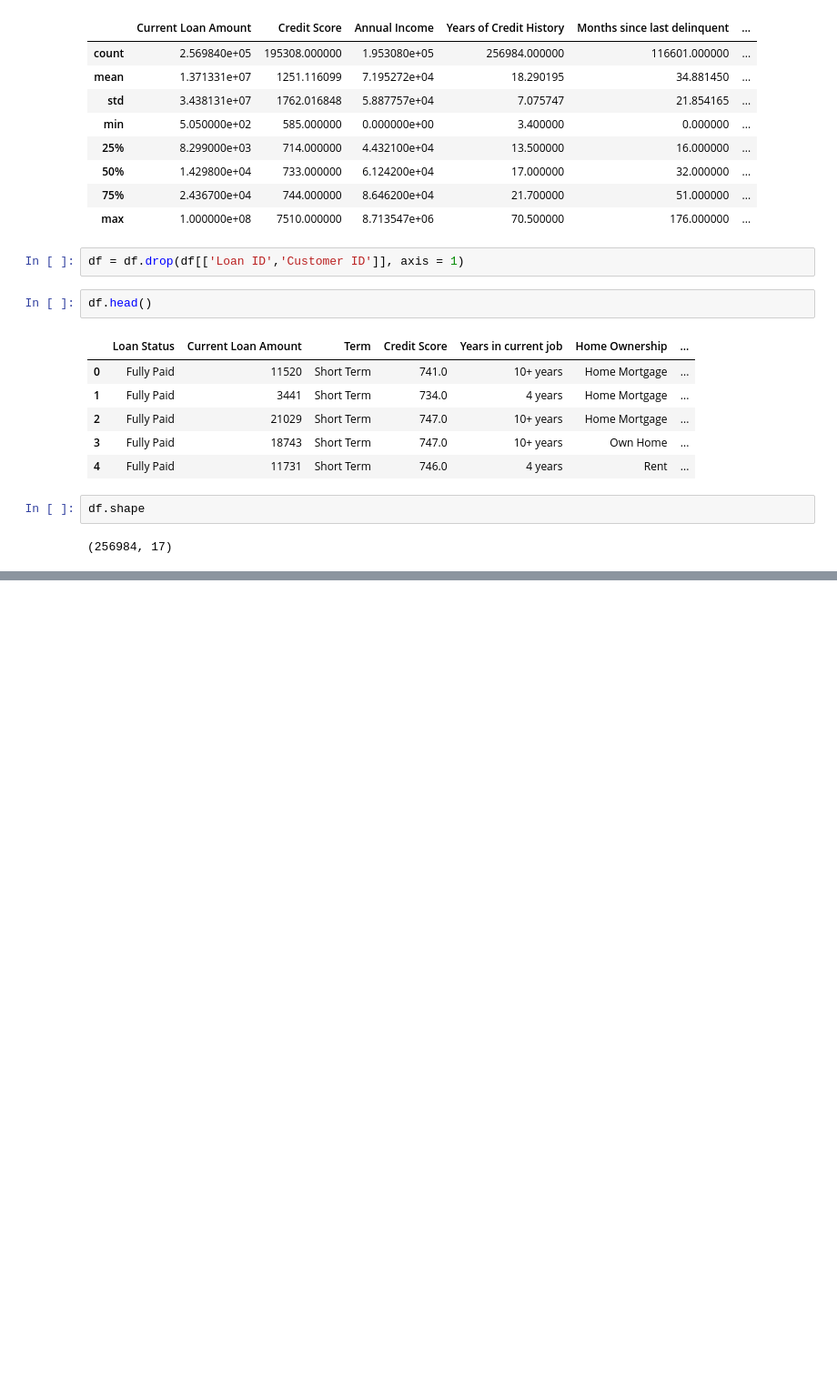
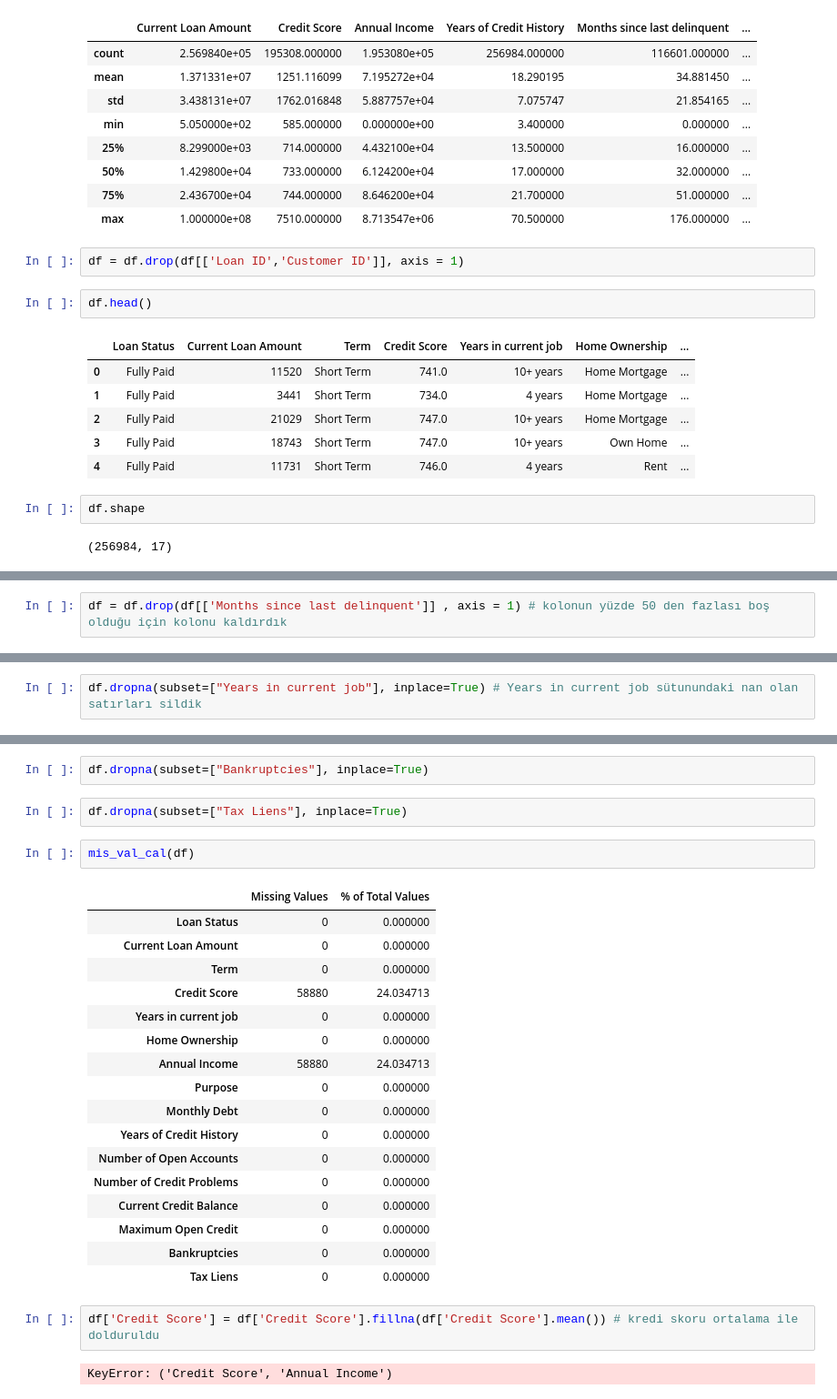
Before and after one commit to mmeliht/Artificial_Intelligence_Course, a Jupyter notebook: week3_homework/ Loan Prediction - Classification/ Loan Prediction - Classification.ipynb, the cells around one changed output, grey strips where cells are left out. Shown: that part at 91% size. Saved outputs shown, nothing was run; the diff lists cells and outputs as text; blank space fills up the shorter version.

Commit message:
fillna all datas

```diff
--- a/week3_homework/ Loan Prediction - Classification/ Loan Prediction - Classification.ipynb
+++ b/week3_homework/ Loan Prediction - Classification/ Loan Prediction - Classification.ipynb
@@ -81,0 +134,2 @@ df.shape
+# %%
+df = df.drop(df[['Months since last delinquent']] , axis = 1) # kolonun yüzde 50 den fazlası boş olduğu için kolonu kaldırdık
@@ -81,0 +140,2 @@ df.shape
+# %%
+df.dropna(subset=["Years in current job"], inplace=True) # Years in current job sütunundaki nan olan satırları sildik
@@ -81,0 +146,28 @@ df.shape
+# %%
+df.dropna(subset=["Bankruptcies"], inplace=True)
+# %%
+df.dropna(subset=["Tax Liens"], inplace=True)
+# %%
+mis_val_cal(df)
+# %% [output]
+|  | Missing Values | % of Total Values |
+| Loan Status | 0 | 0.000000 |
+| Current Loan Amount | 0 | 0.000000 |
+| Term | 0 | 0.000000 |
+| Credit Score | 58880 | 24.034713 |
+| Years in current job | 0 | 0.000000 |
+| Home Ownership | 0 | 0.000000 |
+| Annual Income | 58880 | 24.034713 |
+| Purpose | 0 | 0.000000 |
+| Monthly Debt | 0 | 0.000000 |
+| Years of Credit History | 0 | 0.000000 |
+| Number of Open Accounts | 0 | 0.000000 |
+| Number of Credit Problems | 0 | 0.000000 |
+| Current Credit Balance | 0 | 0.000000 |
+| Maximum Open Credit | 0 | 0.000000 |
+| Bankruptcies | 0 | 0.000000 |
+| Tax Liens | 0 | 0.000000 |
+# %%
+df['Credit Score'] = df['Credit Score'].fillna(df['Credit Score'].mean()) # kredi skoru ortalama ile dolduruldu
+# %% [output]
+KeyError: ('Credit Score', 'Annual Income')
```
Also changed, not shown: parts of 8 cells of this notebook.
